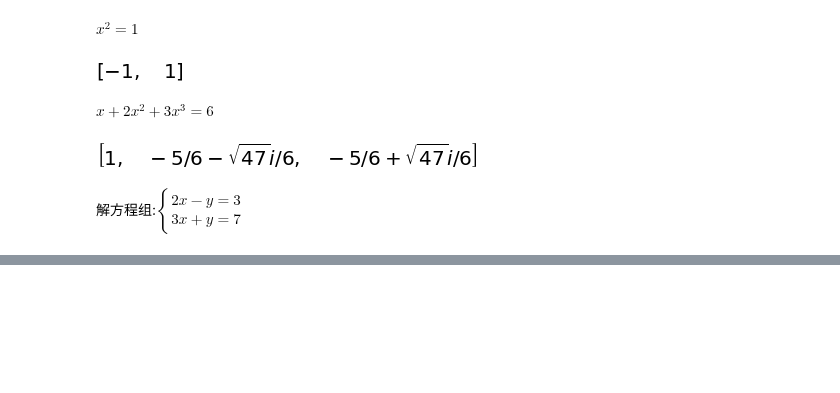
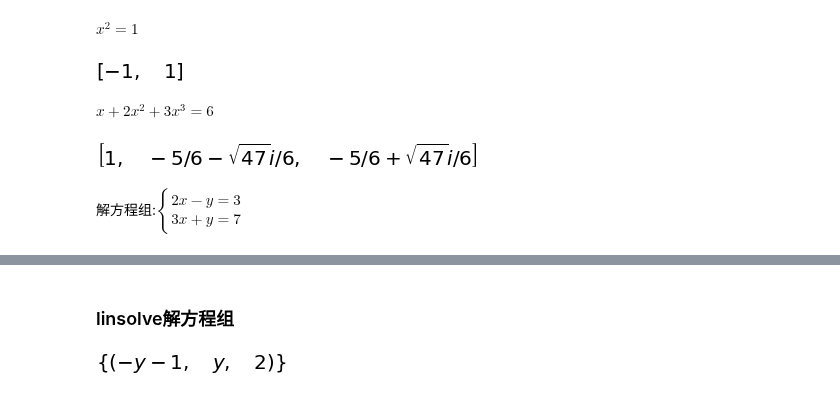
Before and after one commit to Sanningw/ML-and-DL, a Jupyter notebook: math/Calculus/Sympy_Calculus.ipynb, the cells around one changed output, grey strips where cells are left out. Drawn from its saved outputs; the diff is of its cells as text; code cells hidden in the pictures; blank space fills up the shorter version.

```diff
--- a/math/Calculus/Sympy_Calculus.ipynb
+++ b/math/Calculus/Sympy_Calculus.ipynb
@@ -169,0 +157,6 @@ solve([2 * x - y - 3, 3 * x + y - 7],[x, y])
+# %% [markdown]
+### linsolve解方程组
+# %%
+linsolve([x + y + z - 1, x + y + 2*z - 3 ], [x, y, z])
+# %% [output]
+[figure, added]
```
Also changed, not shown: parts of 5 cells of this notebook, 3 other files.
